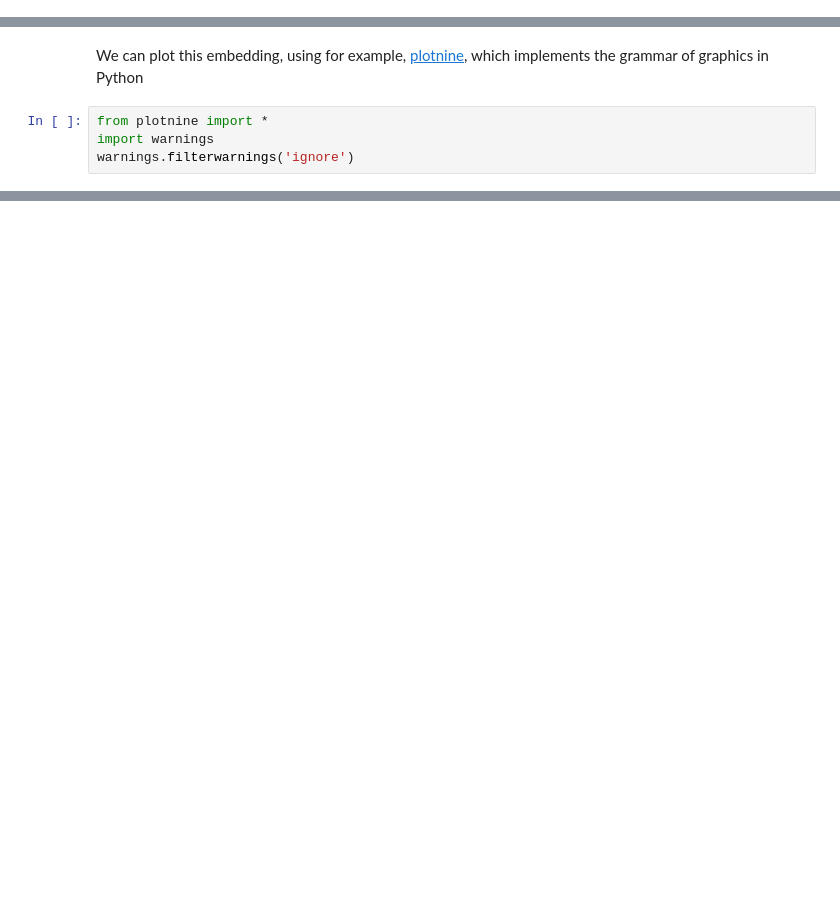
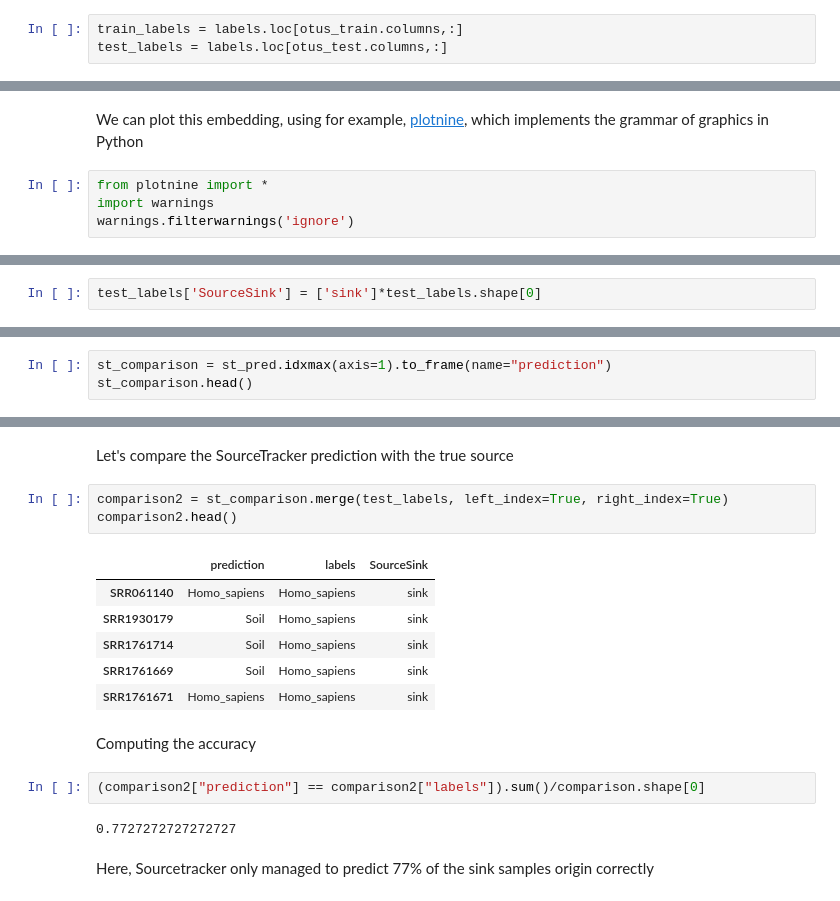
Before and after one commit to maxibor/sourcepredict, a Jupyter notebook: notebooks/run_example.ipynb, the cells around one changed output, grey strips where cells are left out. Drawn from its saved outputs; the diff is of its cells as text; blank space fills up the shorter version.

```diff
--- a/notebooks/run_example.ipynb
+++ b/notebooks/run_example.ipynb
@@ -52,0 +48,3 @@ sink.head()
+# %%
+train_labels = labels.loc[otus_train.columns,:]
+test_labels = labels.loc[otus_test.columns,:]
@@ -116,0 +156,2 @@ We can see that our Dog sink sample is well embedded with the other reference do
+# %%
+test_labels['SourceSink'] = ['sink']*test_labels.shape[0]
@@ -116,0 +190,3 @@ We can see that our Dog sink sample is well embedded with the other reference do
+# %%
+st_comparison = st_pred.idxmax(axis=1).to_frame(name="prediction")
+st_comparison.head()
@@ -116,0 +201,20 @@ We can see that our Dog sink sample is well embedded with the other reference do
+# %% [markdown]
+Let's compare the SourceTracker prediction with the true source
+# %%
+comparison2 = st_comparison.merge(test_labels, left_index=True, right_index=True)
+comparison2.head()
+# %% [output]
+|  | prediction | labels | SourceSink |
+| SRR061140 | Homo_sapiens | Homo_sapiens | sink |
+| SRR1930179 | Soil | Homo_sapiens | sink |
+| SRR1761714 | Soil | Homo_sapiens | sink |
+| SRR1761669 | Soil | Homo_sapiens | sink |
+| SRR1761671 | Homo_sapiens | Homo_sapiens | sink |
+# %% [markdown]
+Computing the accuracy
+# %%
+(comparison2["prediction"] == comparison2["labels"]).sum()/comparison.shape[0]
+# %% [output]
+0.7727272727272727
+# %% [markdown]
+Here, Sourcetracker only managed to predict 77% of the sink samples origin correctly
```
Also changed, not shown: parts of 42 cells of this notebook, 3 other files.
